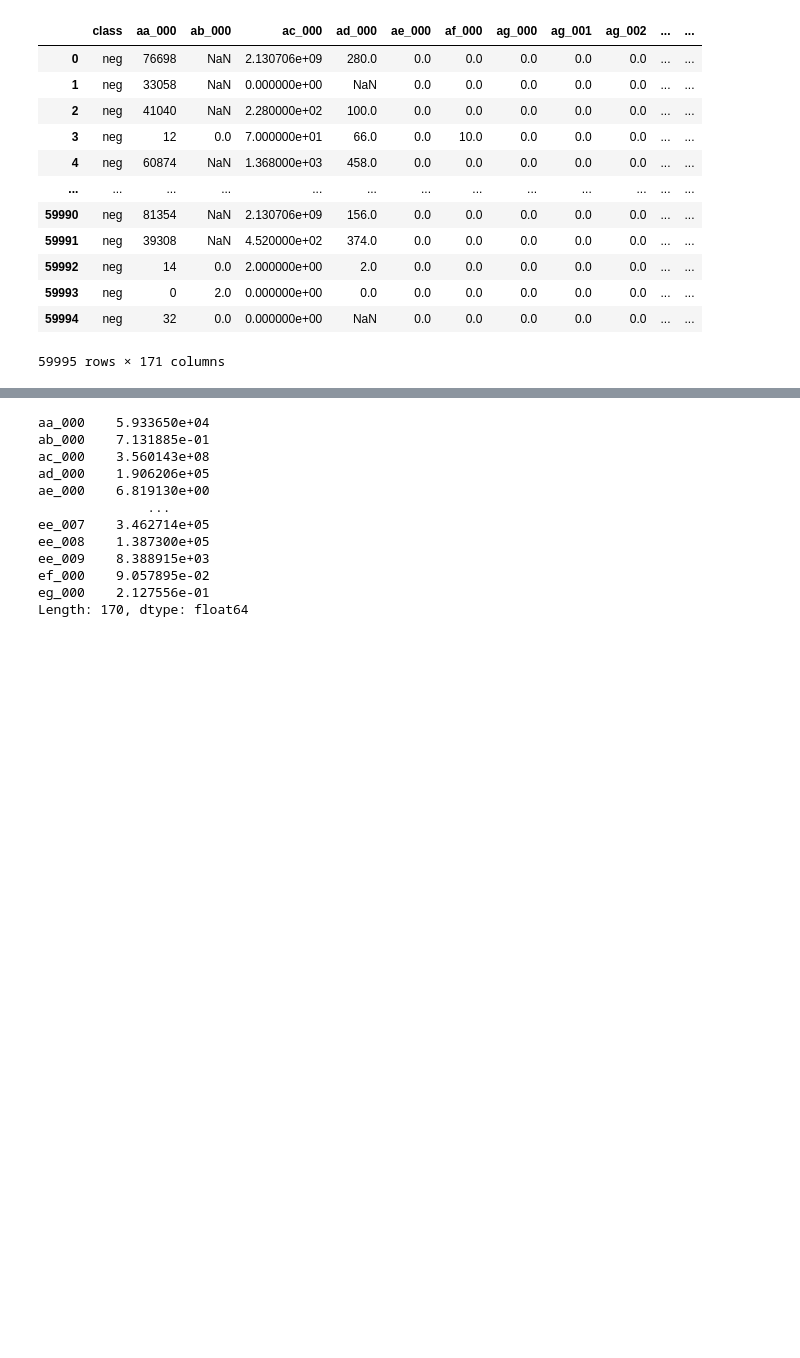
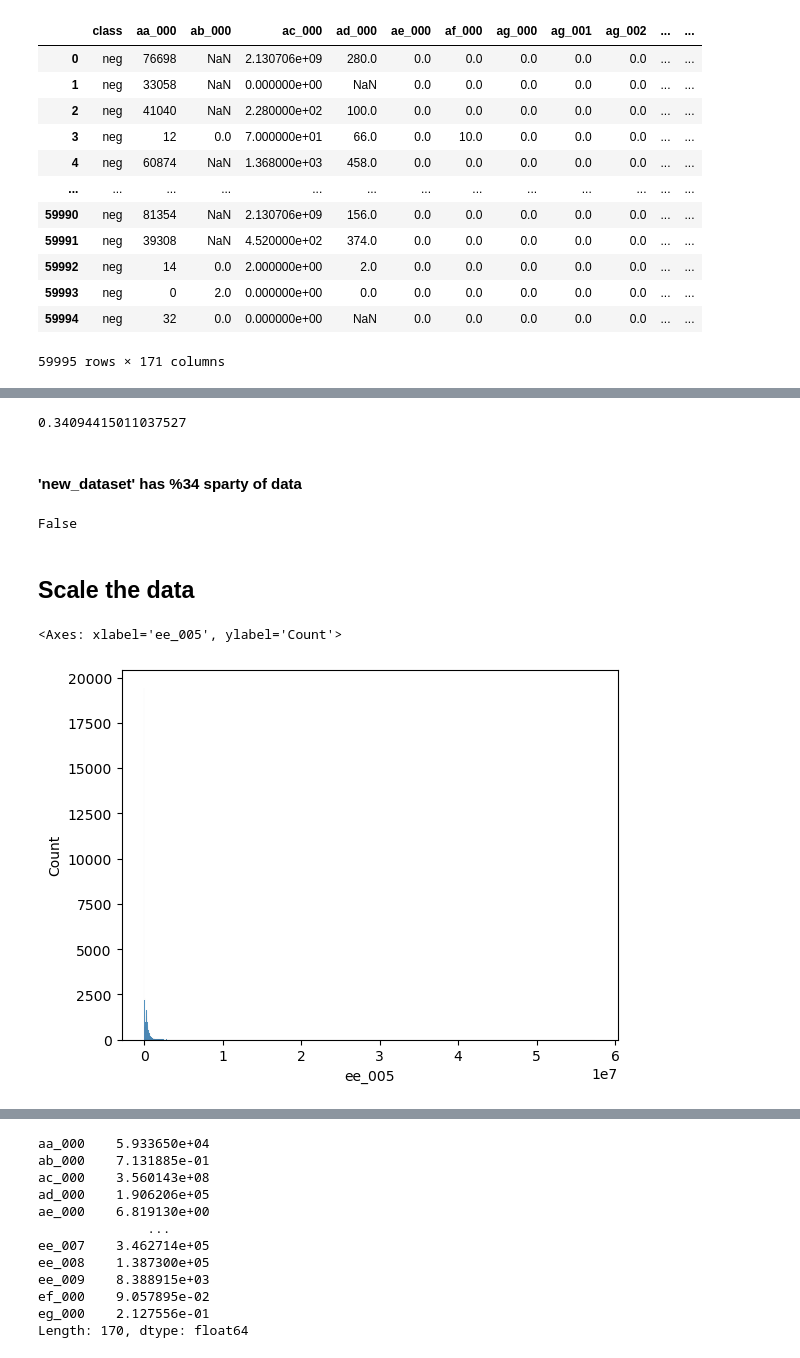
Before and after one commit to SertacBattal/DataPrep, a Jupyter notebook: SertacBattal_DPrepHDip_CA1.ipynb, the cells around one changed output, grey strips where cells are left out. Saved outputs shown, nothing was run; the diff lists cells and outputs as text; code cells hidden in the pictures; blank space fills up the shorter version.

Commit message:
Using Scale Method
The data set was examined to apply the scale method.

```diff
--- a/SertacBattal_DPrepHDip_CA1.ipynb
+++ b/SertacBattal_DPrepHDip_CA1.ipynb
@@ -99,0 +140,24 @@ new_dataset.shape
+# %%
+# Calculating the sparsity of the data
+from numpy import count_nonzero
+
+sparsity_of_dataset = 1 - count_nonzero(new_dataset) / new_dataset.size
+sparsity_of_dataset
+# %% [output]
+0.34094415011037527
+# %% [markdown]
+#### 'new_dataset' has %34 sparty of data
+# %%
+# Confirming if data is sparse
+from scipy import sparse
+
+sparse.issparse(new_dataset)
+# %% [output]
+False
+# %% [markdown]
+## Scale the data
+# %%
+sns.histplot(data = new_dataset, x="ee_005")
+# %% [output]
+<Axes: xlabel='ee_005', ylabel='Count'>
+[figure, added]
```
Also changed, not shown: parts of 9 cells of this notebook.
